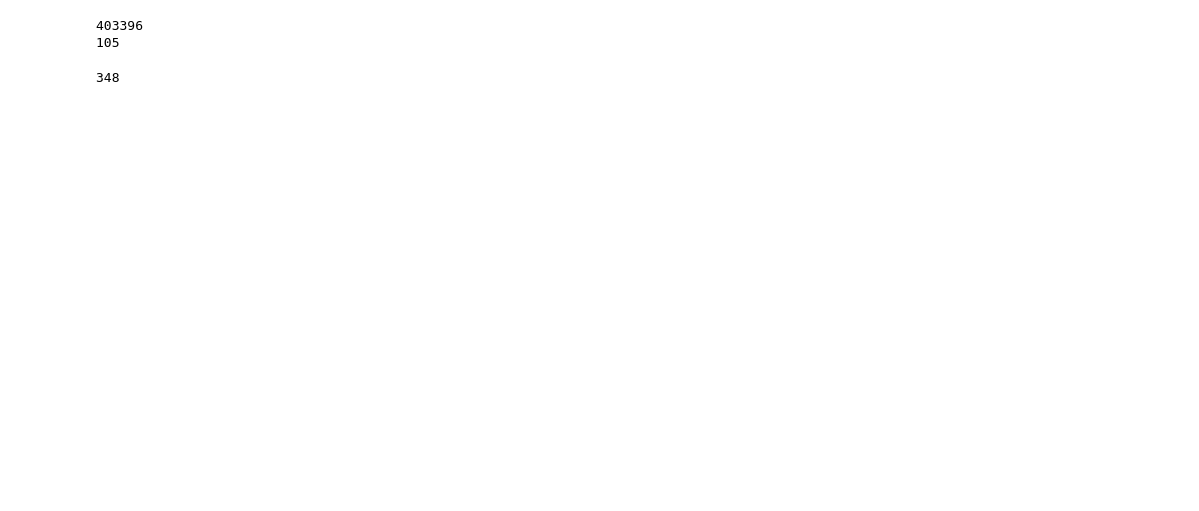
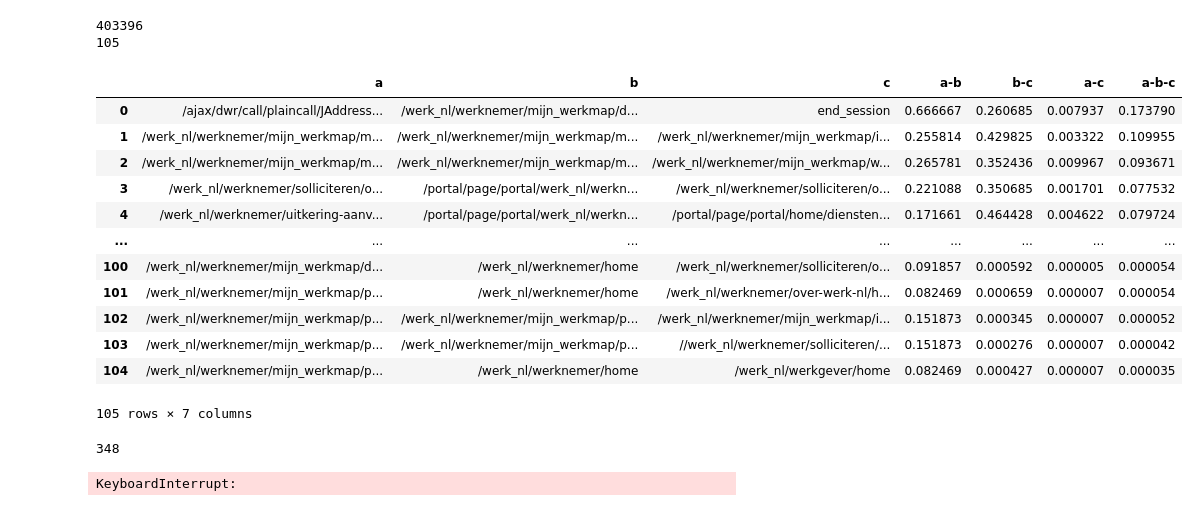
Before and after one commit to kaspergff/Thesis_anomaly_generation, a Jupyter notebook: LabellingSkippingPattern.ipynb, the cells around one changed output. Drawn from its saved outputs; the diff is of its cells as text; code cells hidden in the pictures; blank space fills up the shorter version.

```diff
--- a/LabellingSkippingPattern.ipynb
+++ b/LabellingSkippingPattern.ipynb
@@ -104,6 +105,22 @@ print(len(final_skipping_patterns))
 105
 # %%
 skipping_df = pd.DataFrame(final_skipping_patterns)
+# %%
+skipping_df
+# %% [output]
+|  | a | b | c | a-b | b-c | a-c | a-b-c |
+| 0 | /ajax/dwr/call/plaincall/JAddress... | /werk_nl/werknemer/mijn_werkmap/d... | end_session | 0.666667 | 0.260685 | 0.007937 | 0.173790 |
+| 1 | /werk_nl/werknemer/mijn_werkmap/m... | /werk_nl/werknemer/mijn_werkmap/m... | /werk_nl/werknemer/mijn_werkmap/i... | 0.255814 | 0.429825 | 0.003322 | 0.109955 |
+| 2 | /werk_nl/werknemer/mijn_werkmap/m... | /werk_nl/werknemer/mijn_werkmap/m... | /werk_nl/werknemer/mijn_werkmap/w... | 0.265781 | 0.352436 | 0.009967 | 0.093671 |
+| 3 | /werk_nl/werknemer/solliciteren/o... | /portal/page/portal/werk_nl/werkn... | /werk_nl/werknemer/solliciteren/o... | 0.221088 | 0.350685 | 0.001701 | 0.077532 |
+| 4 | /werk_nl/werknemer/uitkering-aanv... | /portal/page/portal/werk_nl/werkn... | /portal/page/portal/home/diensten... | 0.171661 | 0.464428 | 0.004622 | 0.079724 |
+| ... | ... | ... | ... | ... | ... | ... | ... |
+| 100 | /werk_nl/werknemer/mijn_werkmap/d... | /werk_nl/werknemer/home | /werk_nl/werknemer/solliciteren/o... | 0.091857 | 0.000592 | 0.000005 | 0.000054 |
+| 101 | /werk_nl/werknemer/mijn_werkmap/p... | /werk_nl/werknemer/home | /werk_nl/werknemer/over-werk-nl/h... | 0.082469 | 0.000659 | 0.000007 | 0.000054 |
+| 102 | /werk_nl/werknemer/mijn_werkmap/p... | /werk_nl/werknemer/mijn_werkmap/p... | /werk_nl/werknemer/mijn_werkmap/i... | 0.151873 | 0.000345 | 0.000007 | 0.000052 |
+| 103 | /werk_nl/werknemer/mijn_werkmap/p... | /werk_nl/werknemer/mijn_werkmap/p... | //werk_nl/werknemer/solliciteren/... | 0.151873 | 0.000276 | 0.000007 | 0.000042 |
+| 104 | /werk_nl/werknemer/mijn_werkmap/p... | /werk_nl/werknemer/home | /werk_nl/werkgever/home | 0.082469 | 0.000427 | 0.000007 | 0.000035 |
+105 rows × 7 columns
 # %%
 # Function to find the skipping patterns in a session.
 def find_anomalous_sessions(sessions_df:pd.DataFrame,skipping_patterns:pd.DataFrame) -> list[int]:
@@ -131,6 +148,8 @@ len(test)
 # create a new column in the base_df to indicate if the session is anomalous
 # if a session is anomalous it will have a True in the column else False
 labeled_df = base_df.copy()
-labeled_df["anomalous"] = base_df["SessionID"].apply(lambda x: x in ses)
+labeled_df["anomaly"] = base_df["SessionID"].apply(lambda x: x in sessions)
+# %% [output]
+KeyboardInterrupt:
 # %%
 labeled_df.to_csv(f"labeled_data/skipped/{factor_1_string}_{factor_2_string}.csv")
```
Also changed, not shown: parts of 2 cells of this notebook, 3 other files.
